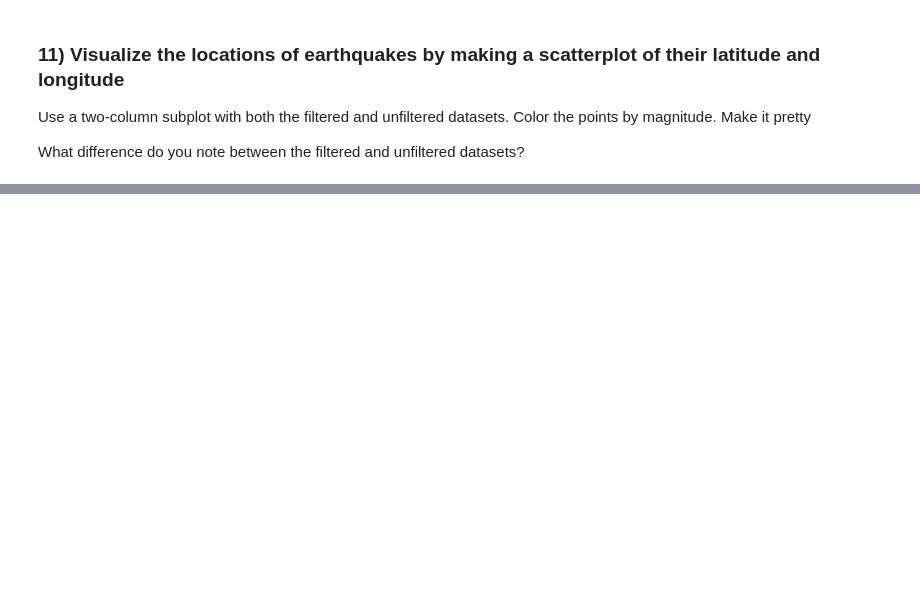
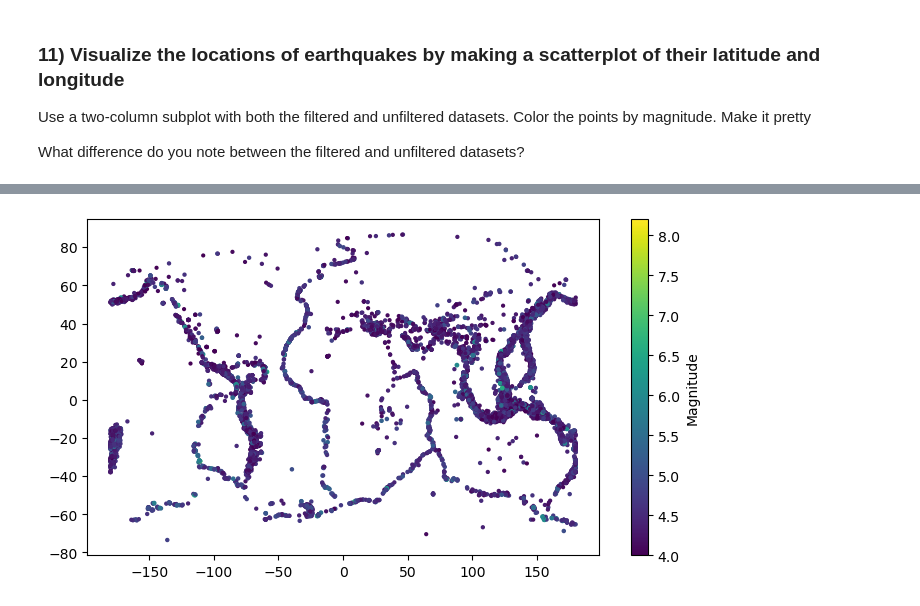
Before and after one commit to ApolloniaArellano/Assignments, a Jupyter notebook: hw5.ipynb, the cells around one changed output, grey strips where cells are left out. Drawn from its saved outputs; the diff is of its cells as text; code cells hidden in the pictures; blank space fills up the shorter version.

```diff
--- a/hw5.ipynb
+++ b/hw5.ipynb
@@ -159,0 +231,8 @@ What difference do you note between the filtered and unfiltered datasets?
+# %%
+fig = plt.figure()
+ax = fig.add_axes([0,0,1,0.7])
+splot= ax.scatter(lon_4, lat_4, mag_4, c=mag_4)
+cb = fig.colorbar(splot)
+cb.set_label('Magnitude')
+# %% [output]
+[figure, added]
```
Also changed, not shown: parts of 8 cells of this notebook.
